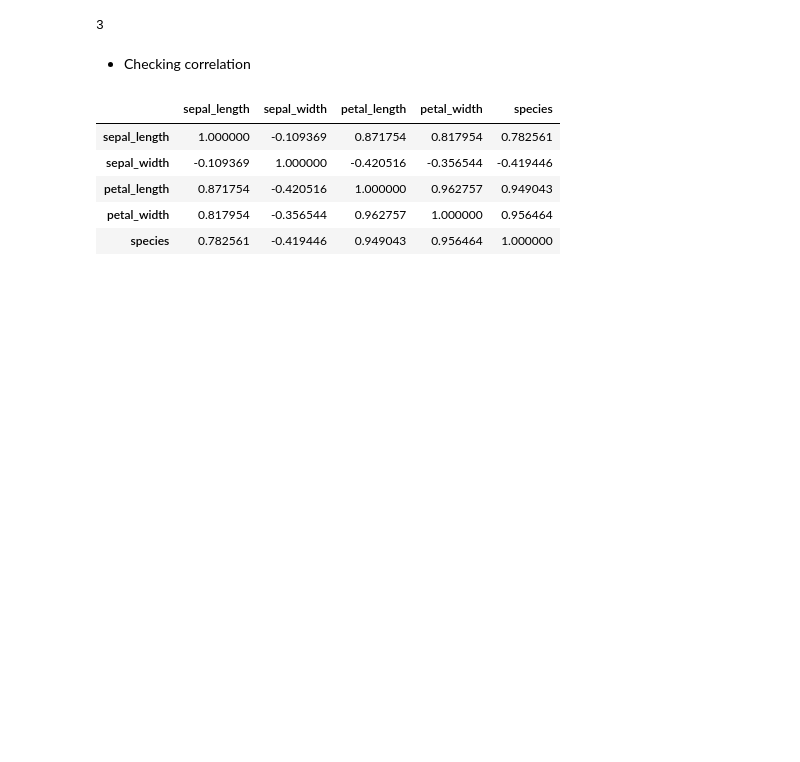
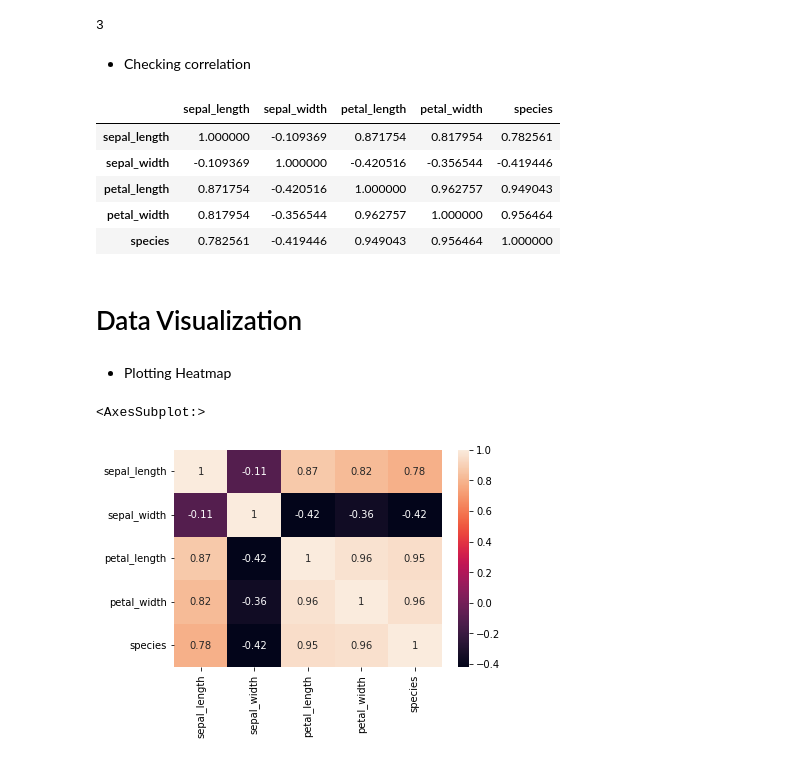
Before and after one commit to Naveen-Karanamu/Iris-Species-Prediction, a Jupyter notebook: main.ipynb, the cells around one changed output. Drawn from its saved outputs; the diff is of its cells as text; code cells hidden in the pictures; blank space fills up the shorter version.

Commit message:
Plotted: Heatmap

```diff
--- a/main.ipynb
+++ b/main.ipynb
@@ -152,3 +152,12 @@ newdf.corr()
 | petal_length | 0.871754 | -0.420516 | 1.000000 | 0.962757 | 0.949043 |
 | petal_width | 0.817954 | -0.356544 | 0.962757 | 1.000000 | 0.956464 |
 | species | 0.782561 | -0.419446 | 0.949043 | 0.956464 | 1.000000 |
+# %% [markdown]
+# Data Visualization
+# %% [markdown]
+* Plotting Heatmap
+# %%
+sns.heatmap(newdf.corr(),annot=True)
+# %% [output]
+<AxesSubplot:>
+[figure, added]
```
